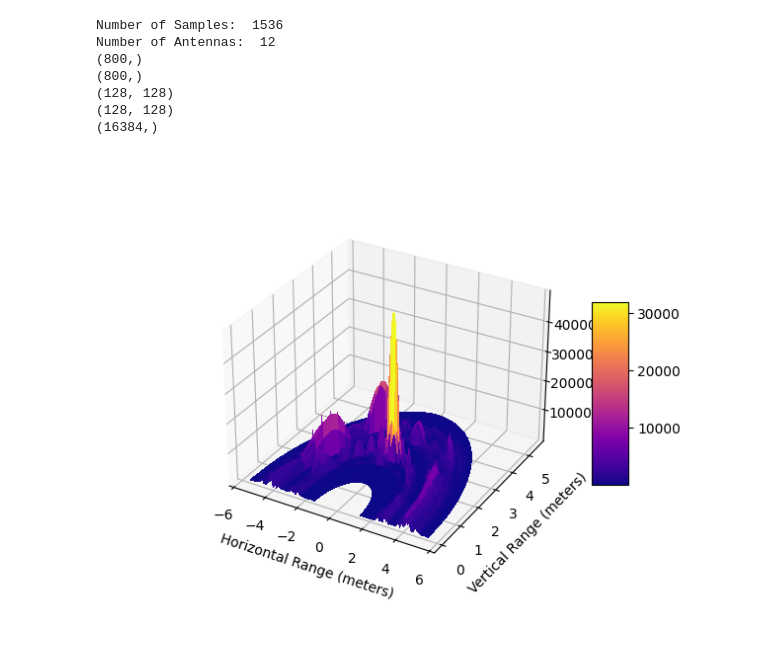
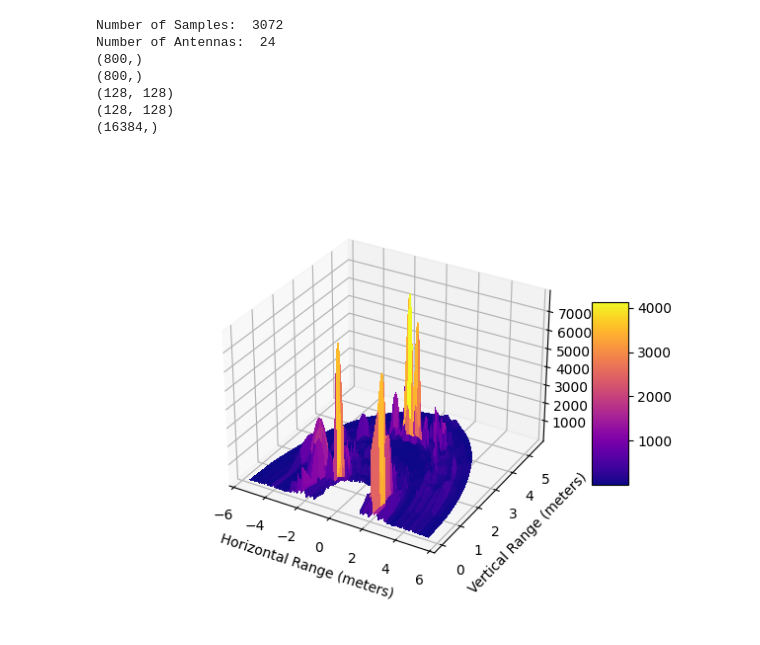
Before and after one commit to ECEdewb/UDve, a Jupyter notebook: src/json2matrix.ipynb, the cells around one changed output. Saved outputs shown, nothing was run; the diff lists cells and outputs as text; code cells hidden in the pictures.

```diff
--- a/src/json2matrix.ipynb
+++ b/src/json2matrix.ipynb
@@ -15,17 +15,20 @@ from matplotlib.ticker import LinearLocator
 %matplotlib ipympl
 
 # Turn parsed JSON file into dictionary
-file_str = "../data/Demo/Low_Light/parsed.json" # JSON File Address
+file_str = "../data/Demo/fog/cornercube_faraway/parsed.json" # JSON File Address
 file = open(file_str)
 data_dict = json.load(file)
 
-read_message = 1 # Depends from file to file / Choose Data Stream Type (e.g. Azimuth, Doppler, Point Cloud)
-read_body = 0    # Depends from file to file / Choose which frame of data to choose (Depends on recording duration)
+read_message = -1 # Depends from file to file / Choose Data Stream Type (e.g. Azimuth, Doppler, Point Cloud)
+read_body = 1    # Depends from file to file / Choose which frame of data to choose (Depends on recording duration)
+# use body 1 for fog folder
 
 # Declaring Variables
 antenna_range = 5.58  # Depends on the range set in the mmwave OOB demo plots tab above sensor start/stop
 start_range_bin = 32
 azimuth_data = data_dict["messages"][read_message]["body"][read_body]["body"]["data"]
+
+# print(azimuth_data) # to check body structure
 
 range_bins = 128 # never changes
 angle_bins = range_bins
@@ -101,33 +104,33 @@ Z = griddata(points
 # img = ax.imshow((image)
 #           #, transform=tr + ax.transData
 #           ,extent=[-antenna_range/2,antenna_range/2,0,antenna_range]
 #           )
 # ax.set_xlabel("Horizontal Range (meters)")
 # ax.set_ylabel("Vertical Range (meters)")
 # cbar = fig.colorbar(img, ax=ax)
 # cbar.set_label('Relative Power',size=18)
 # plt.show()
 
 
 # Creates 3D surface with Relative Power in the Z - axis
 
 fig, ax = plt.subplots(subplot_kw={"projection": "3d"})
 
 # Plot the surface.
 surf = ax.plot_surface(x[start_range_bin:-1], y[start_range_bin:-1], angle_FFT[start_range_bin:-1], cmap=cm.plasma,
                        linewidth=0, antialiased=False)
 ax.set_xlabel("Horizontal Range (meters)")
 ax.set_ylabel("Vertical Range (meters)")
 ax.set_zlabel("Relative Power")
 
 fig.colorbar(surf, shrink=0.5, aspect=5)
 plt.show()
 # %% [output]
-Number of Samples:  1536
-Number of Antennas:  12
+Number of Samples:  3072
+Number of Antennas:  24
 (800,)
 (800,)
 (128, 128)
 (128, 128)
 (16384,)
-[figure, old version]
+[figure, new version]
```
Also changed, not shown: 3 other files.
